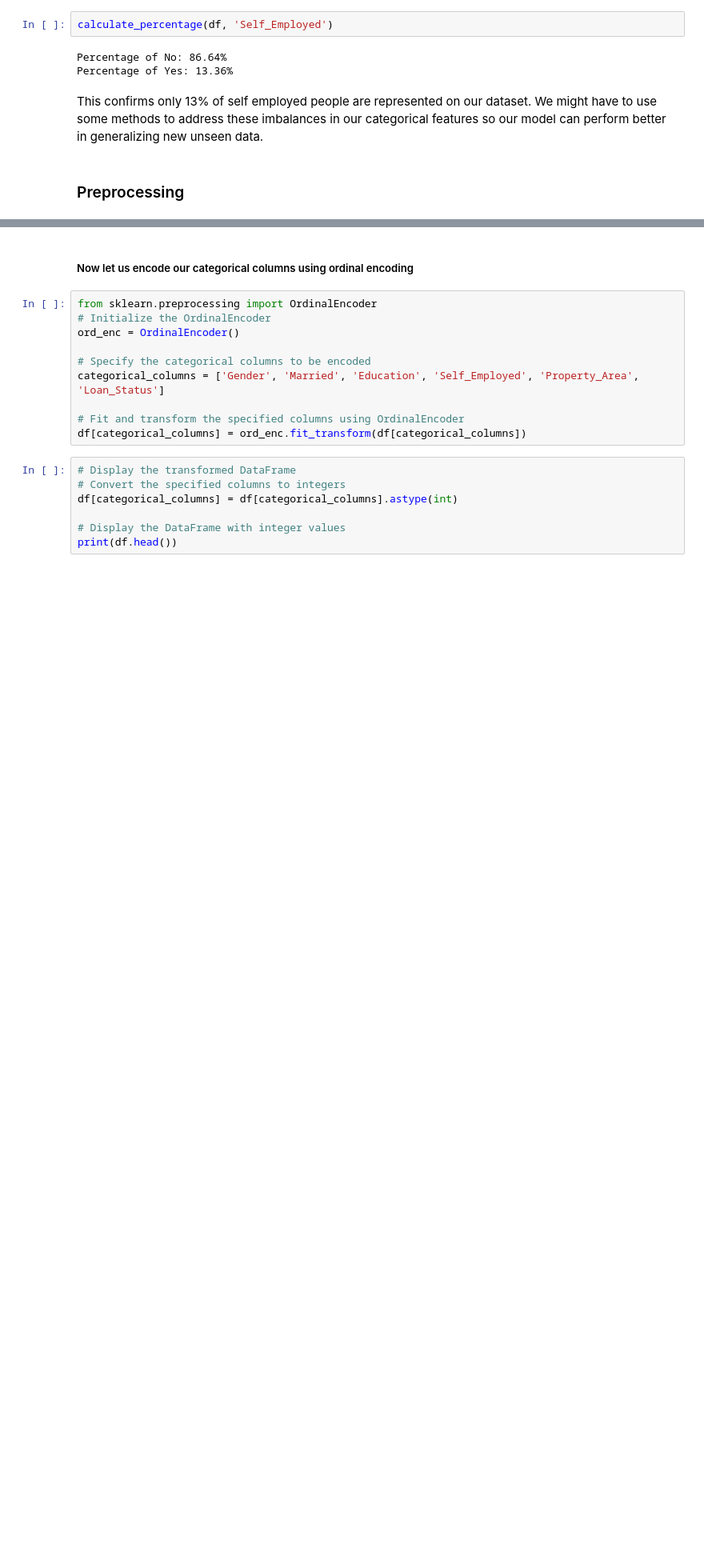
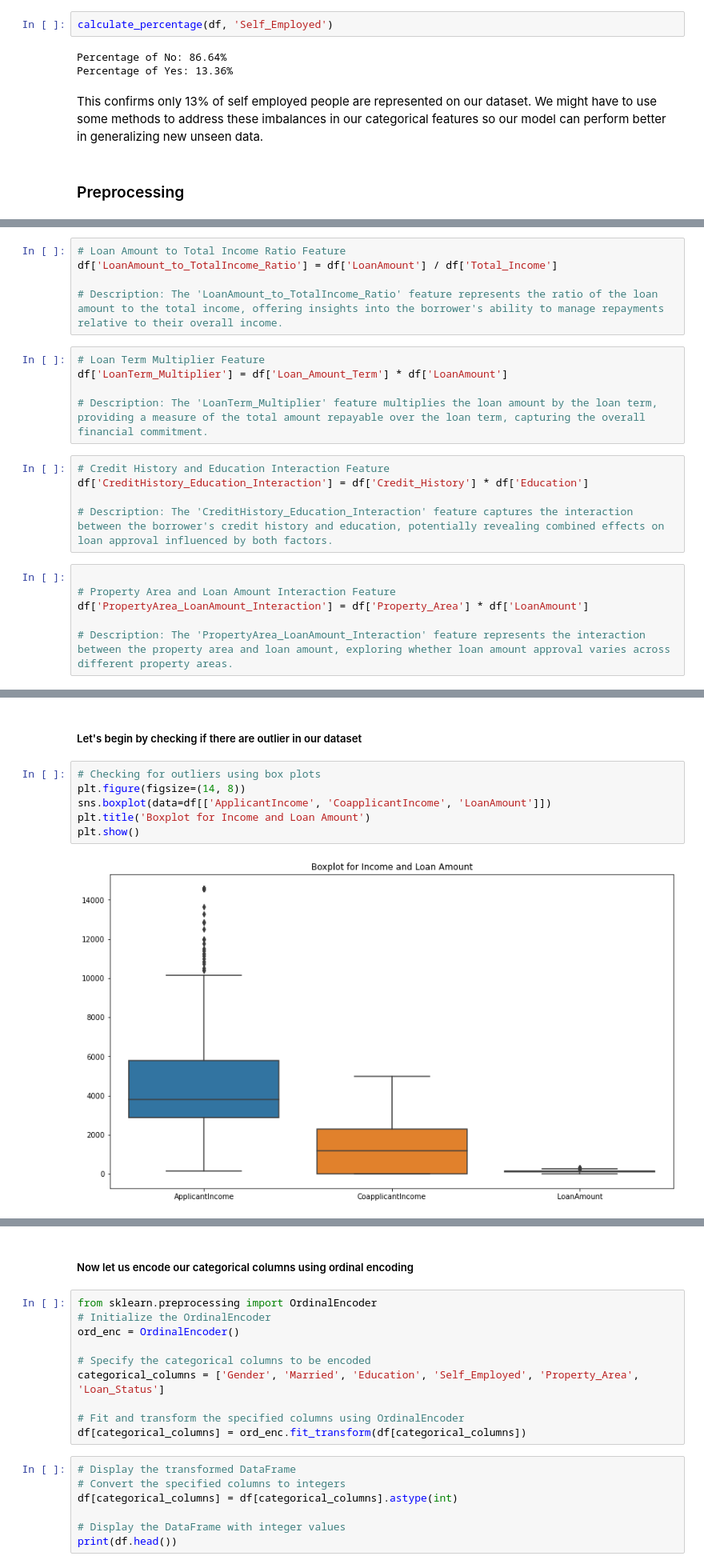
Before and after one commit to Affuya/LHL_CAPSTONE_JASPER, a Jupyter notebook: LHL_CAPSTONE_IPYNB.ipynb, the cells around one changed output, grey strips where cells are left out. Shown at 80% size. Cells and saved outputs as stored; diff of their text form; blank space fills up the shorter version.

```diff
--- a/LHL_CAPSTONE_IPYNB.ipynb
+++ b/LHL_CAPSTONE_IPYNB.ipynb
@@ -273,0 +317,21 @@ This confirms only 13% of self employed people are represented on our dataset. W
+# %%
+# Loan Amount to Total Income Ratio Feature
+df['LoanAmount_to_TotalIncome_Ratio'] = df['LoanAmount'] / df['Total_Income']
+
+# Description: The 'LoanAmount_to_TotalIncome_Ratio' feature represents the ratio of the loan amount to the total income, offering insights into the borrower's ability to manage repayments relative to their overall income.
+# %%
+# Loan Term Multiplier Feature
+df['LoanTerm_Multiplier'] = df['Loan_Amount_Term'] * df['LoanAmount']
+
+# Description: The 'LoanTerm_Multiplier' feature multiplies the loan amount by the loan term, providing a measure of the total amount repayable over the loan term, capturing the overall financial commitment.
+# %%
+# Credit History and Education Interaction Feature
+df['CreditHistory_Education_Interaction'] = df['Credit_History'] * df['Education']
+
+# Description: The 'CreditHistory_Education_Interaction' feature captures the interaction between the borrower's credit history and education, potentially revealing combined effects on loan approval influenced by both factors.
+# %%
+
+# Property Area and Loan Amount Interaction Feature
+df['PropertyArea_LoanAmount_Interaction'] = df['Property_Area'] * df['LoanAmount']
+
+# Description: The 'PropertyArea_LoanAmount_Interaction' feature represents the interaction between the property area and loan amount, exploring whether loan amount approval varies across different property areas.
@@ -273,0 +359,10 @@ This confirms only 13% of self employed people are represented on our dataset. W
+# %% [markdown]
+##### Let's begin by checking if there are outlier in our dataset
+# %%
+# Checking for outliers using box plots
+plt.figure(figsize=(14, 8))
+sns.boxplot(data=df[['ApplicantIncome', 'CoapplicantIncome', 'LoanAmount']])
+plt.title('Boxplot for Income and Loan Amount')
+plt.show()
+# %% [output]
+[figure, added]
```
Also changed, not shown: parts of 15 cells of this notebook.
